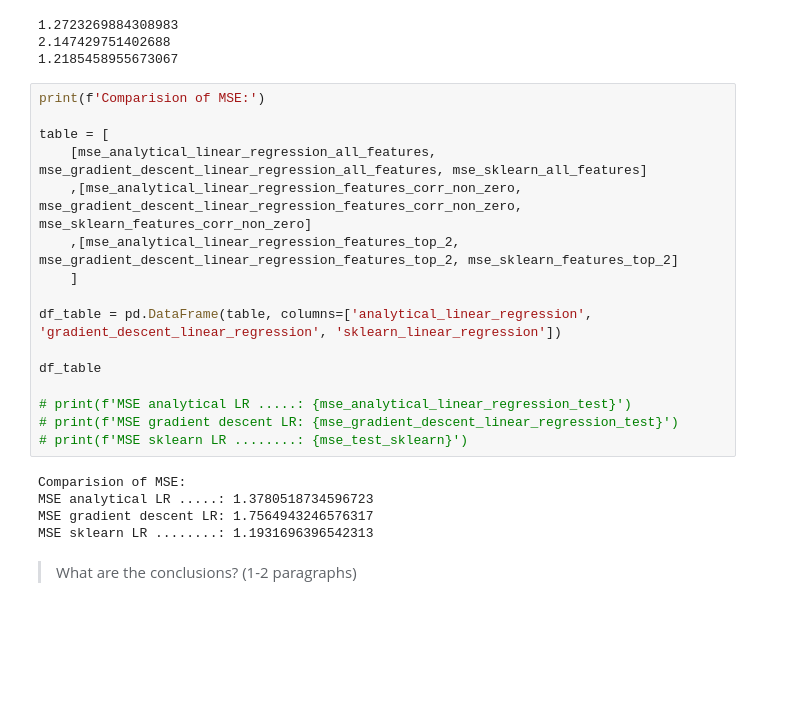
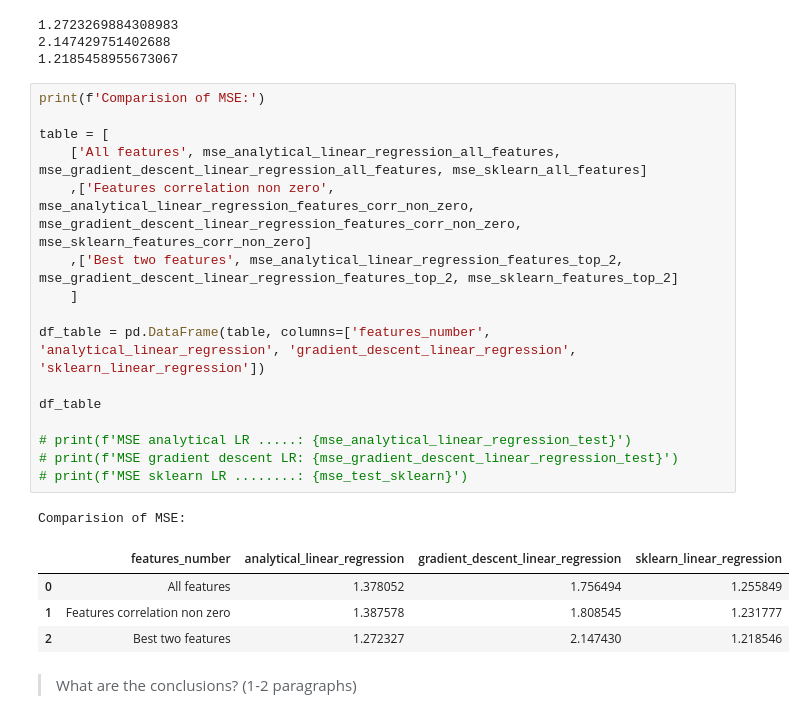
Before and after one commit to rubenscp/MO444-MC886-Tarefas, a Jupyter notebook: Tarefa 02/T2_Classical_Techniques by Rubens.ipynb, the cells around one changed output. Saved outputs shown, nothing was run; the diff lists cells and outputs as text; blank space fills up the shorter version.

Commit message:
Task-02 - Updating solution of Linear Regression

```diff
--- a/Tarefa 02/T2_Classical_Techniques by Rubens.ipynb
+++ b/Tarefa 02/T2_Classical_Techniques by Rubens.ipynb
@@ -680,24 +680,25 @@ print(mse_sklearn_features_top_2)
 # %%
 print(f'Comparision of MSE:')
 
 table = [
-    [mse_analytical_linear_regression_all_features, mse_gradient_descent_linear_regression_all_features, mse_sklearn_all_features]
-    ,[mse_analytical_linear_regression_features_corr_non_zero, mse_gradient_descent_linear_regression_features_corr_non_zero, mse_sklearn_features_corr_non_zero]
-    ,[mse_analytical_linear_regression_features_top_2, mse_gradient_descent_linear_regression_features_top_2, mse_sklearn_features_top_2]
+    ['All features', mse_analytical_linear_regression_all_features, mse_gradient_descent_linear_regression_all_features, mse_sklearn_all_features]
+    ,['Features correlation non zero', mse_analytical_linear_regression_features_corr_non_zero, mse_gradient_descent_linear_regression_features_corr_non_zero, mse_sklearn_features_corr_non_zero]
+    ,['Best two features', mse_analytical_linear_regression_features_top_2, mse_gradient_descent_linear_regression_features_top_2, mse_sklearn_features_top_2]
     ]
 
-df_table = pd.DataFrame(table, columns=['analytical_linear_regression', 'gradient_descent_linear_regression', 'sklearn_linear_regression'])
+df_table = pd.DataFrame(table, columns=['features_number', 'analytical_linear_regression', 'gradient_descent_linear_regression', 'sklearn_linear_regression'])
 
 df_table
 
 # print(f'MSE analytical LR .....: {mse_analytical_linear_regression_test}')
 # print(f'MSE gradient descent LR: {mse_gradient_descent_linear_regression_test}')
 # print(f'MSE sklearn LR ........: {mse_test_sklearn}')
 # %% [output]
 Comparision of MSE:
-MSE analytical LR .....: 1.3780518734596723
-MSE gradient descent LR: 1.7564943246576317
-MSE sklearn LR ........: 1.1931696396542313
+|  | features_number | analytical_linear_regression | gradient_descent_linear_regression | sklearn_linear_regression |
+| 0 | All features | 1.378052 | 1.756494 | 1.255849 |
+| 1 | Features correlation non zero | 1.387578 | 1.808545 | 1.231777 |
+| 2 | Best two features | 1.272327 | 2.147430 | 1.218546 |
 # %% [markdown]
 > What are the conclusions? (1-2 paragraphs)
 # %% [markdown]
```
Also changed, not shown: parts of 6 cells of this notebook.
